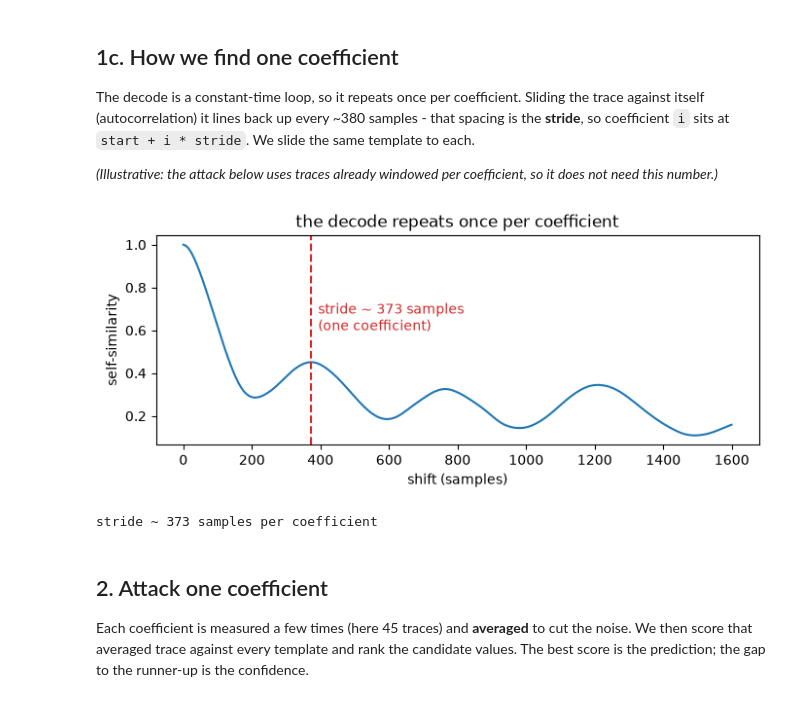
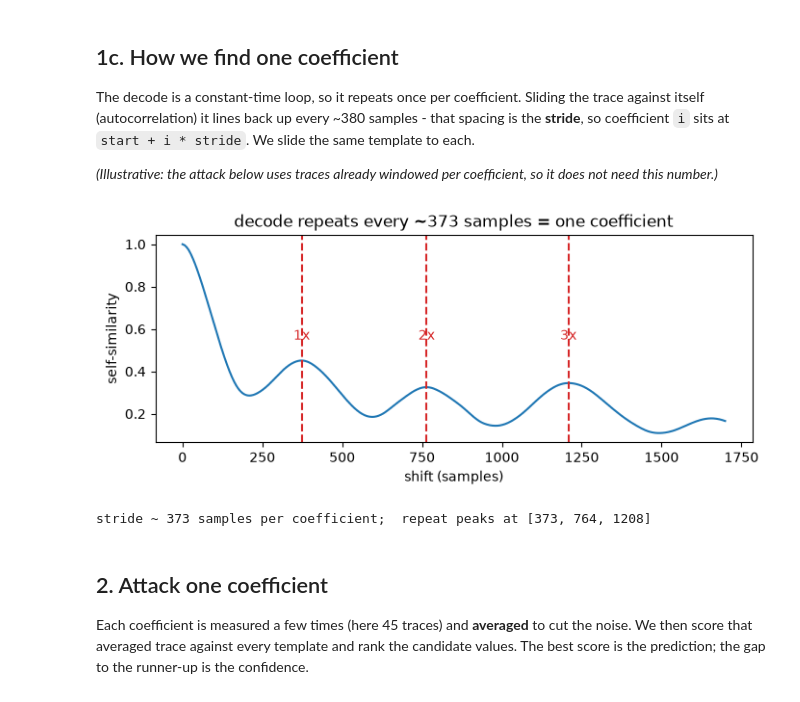
Before and after one commit to Mervespm/Pinata, a Jupyter notebook: sca-scripts/demo/falcon_demo.ipynb, the cells around one changed output. Cells and saved outputs as stored; diff of their text form; code cells hidden in the pictures.

Commit message:
Demo: stride plot marks multiple repeat peaks (1x,2x,3x); deterministic recovery

```diff
--- a/sca-scripts/demo/falcon_demo.ipynb
+++ b/sca-scripts/demo/falcon_demo.ipynb
@@ -76,19 +76,20 @@ need this number.)*
 # %%
 seg = example[:8000] - example[:8000].mean()
 ac = np.correlate(seg, seg, 'full')[len(seg) - 1:]
 ac = ac / ac[0]
-peaks = [k for k in range(100, 1500) if ac[k] > 0.25 and ac[k] >= ac[k-1] and ac[k] >= ac[k+1]]
+peaks = [k for k in range(100, 1600) if ac[k] > 0.25 and ac[k] >= ac[k-1] and ac[k] >= ac[k+1]]
 stride = peaks[0]                                # first repeat peak = one coefficient
 plt.figure(figsize=(8, 2.8))
-plt.plot(ac[:1600])
-plt.axvline(stride, color='C3', ls='--')
-plt.text(stride + 20, 0.6, f'stride ~ {stride} samples\n(one coefficient)', color='C3')
+plt.plot(ac[:1700])
+for m, k in enumerate(peaks, start=1):
+    plt.axvline(k, color='C3', ls='--')
+    plt.text(k, 0.55, f'{m}x', color='C3', ha='center')
 plt.xlabel('shift (samples)'); plt.ylabel('self-similarity')
-plt.title('the decode repeats once per coefficient'); plt.show()
-print('stride ~', stride, 'samples per coefficient')
+plt.title(f'decode repeats every ~{stride} samples = one coefficient'); plt.show()
+print('stride ~', stride, 'samples per coefficient;  repeat peaks at', peaks)
 # %% [output]
-[figure, old version]
+[figure, new version]
-stride ~ 373 samples per coefficient
+stride ~ 373 samples per coefficient;  repeat peaks at [373, 764, 1208]
 # %% [markdown]
 ## 2. Attack one coefficient
 
```
Also changed, not shown: 1 other file.
